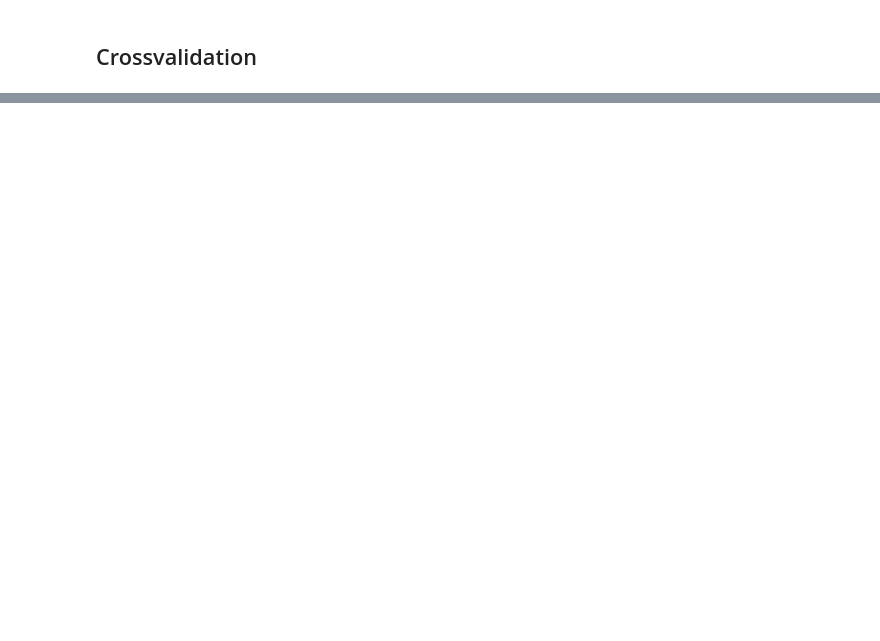
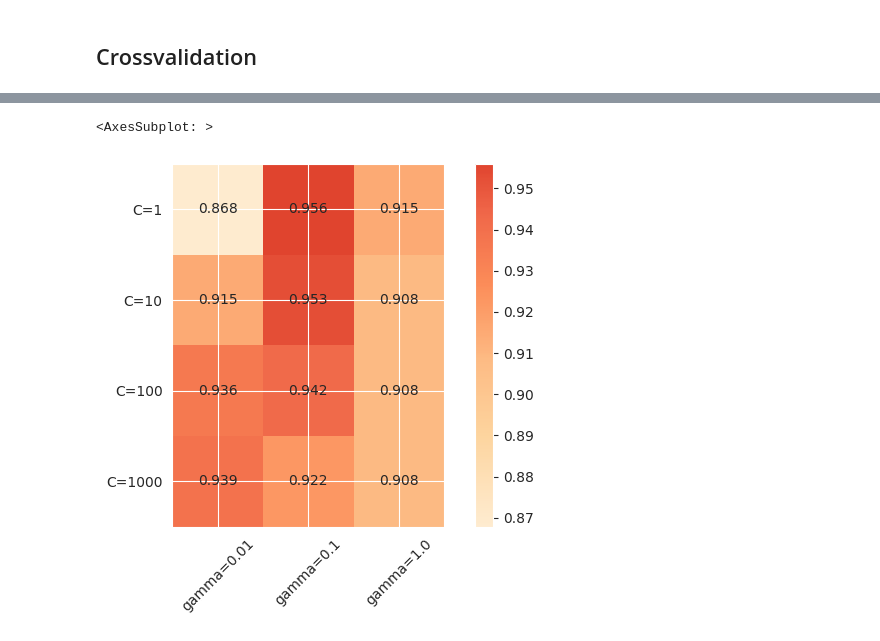
Before and after one commit to richardesp/Introduction-to-data-mining, a Jupyter notebook: P2/2.2.ipynb, the cells around one changed output, grey strips where cells are left out. Saved outputs shown, nothing was run; the diff lists cells and outputs as text; code cells hidden in the pictures; blank space fills up the shorter version.

```diff
--- a/P2/2.2.ipynb
+++ b/P2/2.2.ipynb
@@ -535,0 +444,8 @@ print(clf_tree.score(X_testLetter, y_testLetter))
+# %%
+init = time.time()
+clf_svm.fit(X_trainIono, y_trainIono)
+end = time.time()
+print(clf_svm.score(X_testIono, y_testIono))
+SVM_scores.append(clf_svm.score(X_testIono, y_testIono) * 100)
+print(f"Tiempo para ejecutarse: {end-init}s")
+datasets.append("Ionosphere")
@@ -535,0 +455,7 @@ print(clf_tree.score(X_testLetter, y_testLetter))
+# %%
+init = time.time()
+clf_tree.fit(X_trainIono, y_trainIono)
+end = time.time()
+print(clf_tree.score(X_testIono, y_testIono))
+print(f"Tiempo para ejecutarse: {end-init}s")
+Tree_scores.append(clf_tree.score(X_testIono, y_testIono) * 100)
@@ -539,5 +665,5 @@ print(clf_tree.score(X_testLetter, y_testLetter))
 # Set the parameters by cross-validation
 parameters = [
  {"kernel": ["rbf"], "gamma": [0.01, 0.1, 1.0], "C": [1, 10, 100, 1000]},
- {"kernel": ["linear"], "C": [1, 10, 100, 1000]},
+ {"kernel": ["linear"], "gamma": [0.01], "C": [1, 10, 100, 1000]},
 ]
@@ -671,0 +794,13 @@ score = 0.9722727272727273
+# %%
+init = time.time()
+optimal.fit(X_trainIono, y_trainIono)
+end = time.time()
+timeSearch = end - init
+print(f"La mejor accuracy se obtuvo con el siguiente SVM:")
+print(f'Best params -> {optimal.best_params_}')
+print(f'Best score -> {optimal.best_score_}')
+
+print(f"\nSi usamos el dataset de test, obtenemos el siguiente resultado:")
+print(f"score = {optimal.score(X_testIono, y_testIono)}")
+print(f"\nTiempo medio en ejecutarse el método: {np.mean(optimal.cv_results_.get('mean_fit_time'))} +- {np.mean(optimal.cv_results_.get('std_fit_time'))}s")
+print(f"Tiempo en ejecutarse la búsqueda {timeSearch}s, ({timeSearch/60} min)")
@@ -671,0 +817,7 @@ score = 0.9722727272727273
+# %%
+grid_scores = optimal.cv_results_
+plot.grid_search(grid_scores, change=('C', 'gamma'),
+                 subset={'kernel': 'rbf'})
+# %% [output]
+<AxesSubplot: >
+[figure, added]
```
Also changed, not shown: parts of 100 cells of this notebook.
